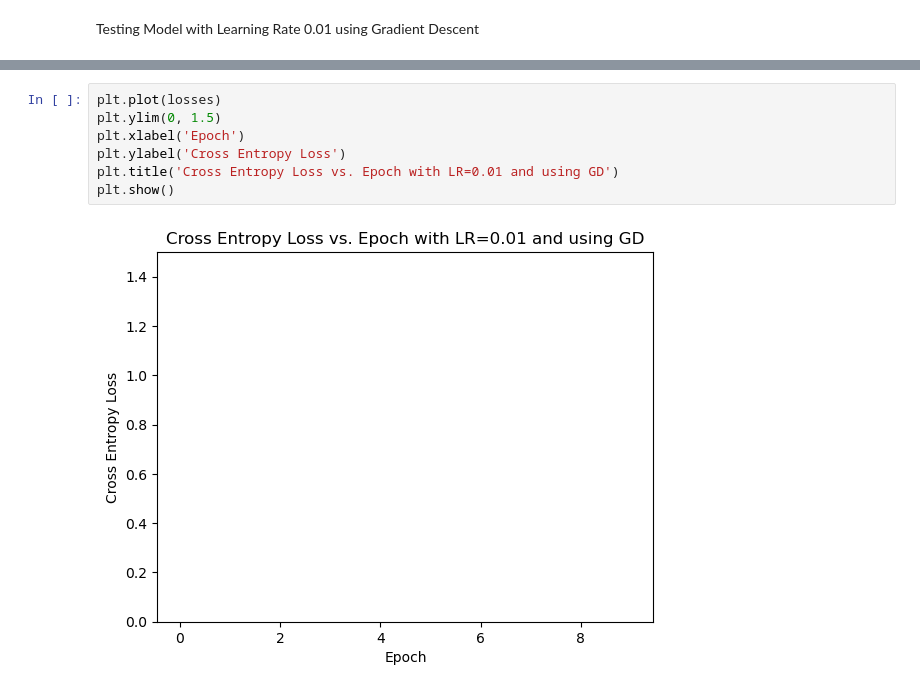
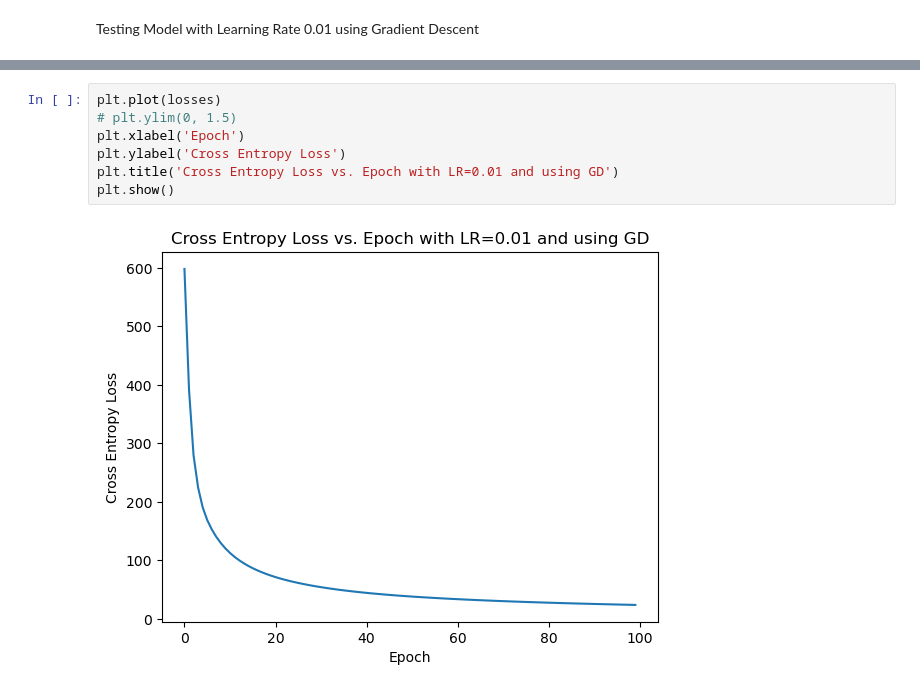
Before and after one commit to aforseys/NN-from-scratch, a Jupyter notebook: validation_lr01_gd_100_epoch.ipynb, the cells around one changed output, grey strips where cells are left out. Cells and saved outputs as stored; diff of their text form.

```diff
--- a/validation_lr01_gd_100_epoch.ipynb
+++ b/validation_lr01_gd_100_epoch.ipynb
@@ -46,12 +47,12 @@ Classification accuracy: 37.12%
 # %%
 plt.plot(losses)
-plt.ylim(0, 1.5)
+# plt.ylim(0, 1.5)
 plt.xlabel('Epoch')
 plt.ylabel('Cross Entropy Loss')
 plt.title('Cross Entropy Loss vs. Epoch with LR=0.01 and using GD')
 plt.show()
 # %% [output]
-[figure, old version]
+[figure, new version]
 # %%
 error_summary = stats.describe(nn_lr01_gd_cross_ent_error)
 print("mean: ", np.mean(nn_lr01_gd_cross_ent_error))
```
Also changed, not shown: parts of 5 cells of this notebook, 6 other files.
